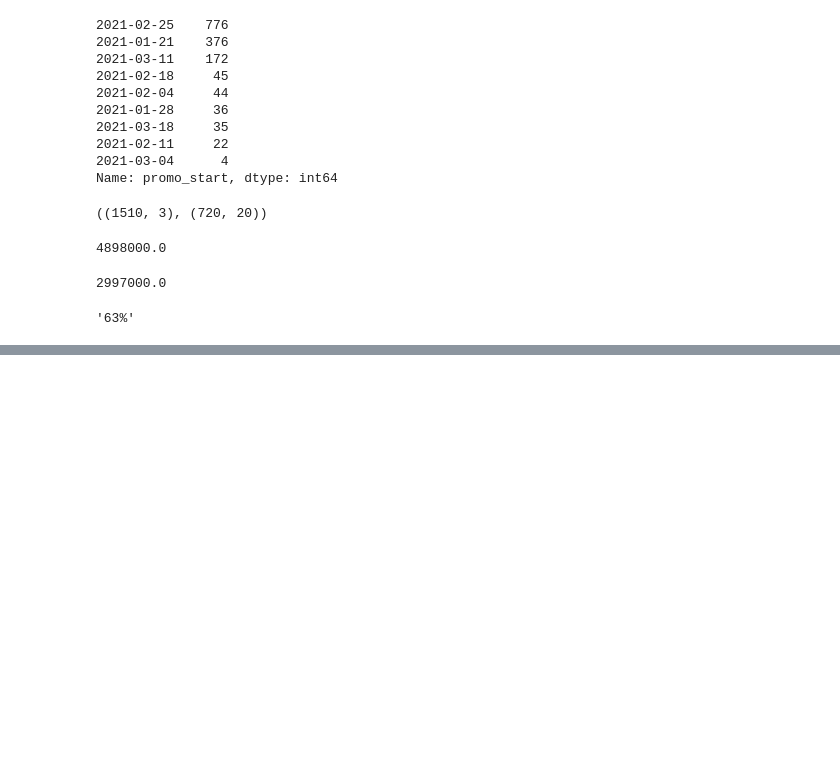
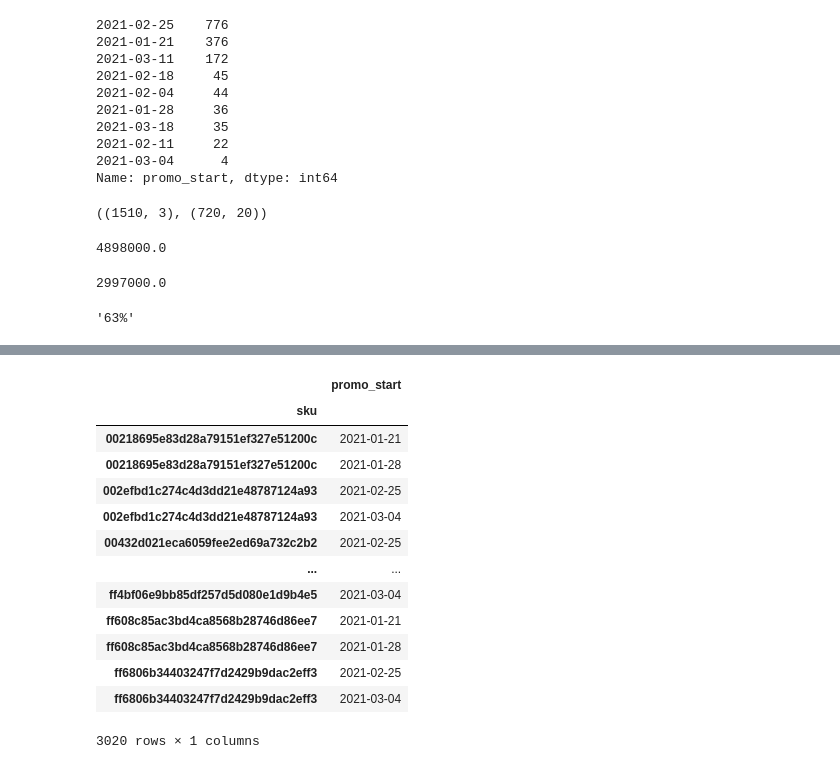
Before and after one commit to gorodion/LentaPromo, a Jupyter notebook: sku-level-model.ipynb, the cells around one changed output, grey strips where cells are left out. Cells and saved outputs as stored; diff of their text form; code cells hidden in the pictures; blank space fills up the shorter version.

```diff
--- a/sku-level-model.ipynb
+++ b/sku-level-model.ipynb
@@ -284,0 +296,22 @@ f"{added_margin_calendar_total:.0%}"
+# %%
+calendar_exploded = calendar[['promo_start']].copy()
+calendar_exploded['promo_start'] = calendar_exploded['promo_start'].apply(
+    lambda date: [date, date + datetime.timedelta(weeks=1)]
+)
+calendar_exploded = calendar_exploded.explode('promo_start')
+calendar_exploded
+# %% [output]
+|  | promo_start |
+| sku |  |
+| 00218695e83d28a79151ef327e51200c | 2021-01-21 |
+| 00218695e83d28a79151ef327e51200c | 2021-01-28 |
+| 002efbd1c274c4d3dd21e48787124a93 | 2021-02-25 |
+| 002efbd1c274c4d3dd21e48787124a93 | 2021-03-04 |
+| 00432d021eca6059fee2ed69a732c2b2 | 2021-02-25 |
+| ... | ... |
+| ff4bf06e9bb85df257d5d080e1d9b4e5 | 2021-03-04 |
+| ff608c85ac3bd4ca8568b28746d86ee7 | 2021-01-21 |
+| ff608c85ac3bd4ca8568b28746d86ee7 | 2021-01-28 |
+| ff6806b34403247f7d2429b9dac2eff3 | 2021-02-25 |
+| ff6806b34403247f7d2429b9dac2eff3 | 2021-03-04 |
+3020 rows × 1 columns
```
Also changed, not shown: parts of 7 cells of this notebook.
